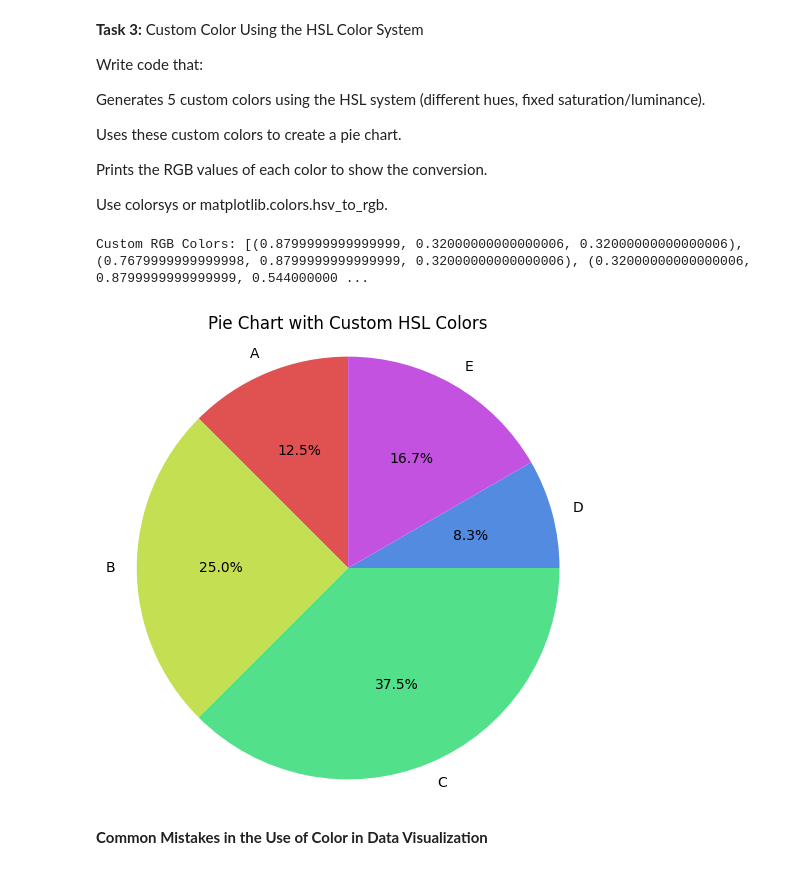
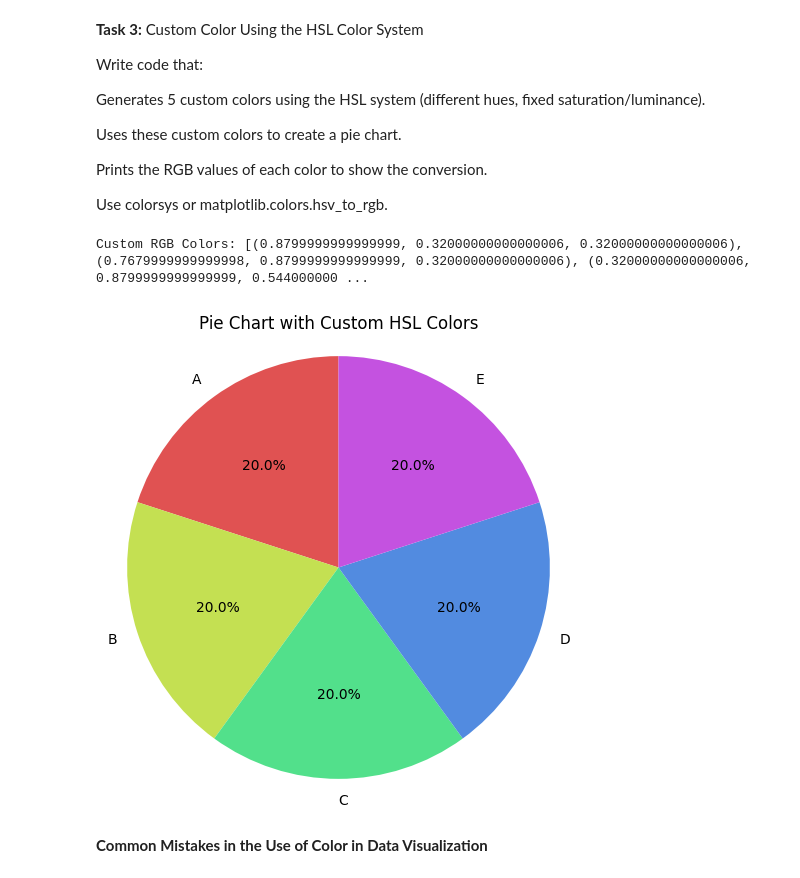
Before and after one commit to redjohnrosario-cpe/CPE-031-Visualization-and-Data-Analysis, a Jupyter notebook: Hands_On_Activity_7___Purposeful_Use_of_Color.ipynb, the cells around one changed output. Saved outputs shown, nothing was run; the diff lists cells and outputs as text; code cells hidden in the pictures.

```diff
--- a/Hands_On_Activity_7___Purposeful_Use_of_Color.ipynb
+++ b/Hands_On_Activity_7___Purposeful_Use_of_Color.ipynb
@@ -445,36 +445,36 @@ Use colorsys or matplotlib.colors.hsv_to_rgb.
 # %%
 #Code here
 import matplotlib.pyplot as plt
 import colorsys
 import numpy as np
 
 # Function to convert HSL to RGB (Matplotlib uses RGB)
 def hsl_to_rgb(h, s, l):
     return colorsys.hls_to_rgb(h, l, s)
 
 # Generate 5 custom colors using HSL
 # Varying hue while keeping saturation and luminance fixed
-hsl_colors = [(i/5, 0.7, 0.6) for i in range(5)] # 5 hues, fixed saturation and luminance
+hsl_colors = [(i/5, 0.7, 0.6) for i in range(5)]
 
 # Convert HSL to RGB
 rgb_colors = [hsl_to_rgb(h, s, l) for h, s, l in hsl_colors]
 
 # Print the RGB values
 print("Custom RGB Colors:", rgb_colors)
 
 # Sample data for the pie chart
 labels = ['A', 'B', 'C', 'D', 'E']
-sizes = [15, 30, 45, 10, 20]
+sizes = [20, 20, 20, 20, 20]
 
 # Create a pie chart using the custom colors
 plt.figure(figsize=(6, 6))
 plt.pie(sizes, labels=labels, colors=rgb_colors, autopct='%1.1f%%', startangle=90)
 plt.title("Pie Chart with Custom HSL Colors")
-plt.axis('equal')  # Equal aspect ratio ensures that pie is drawn as a circle.
+plt.axis('equal')
 plt.show()
 # %% [output]
 Custom RGB Colors: [(0.8799999999999999, 0.32000000000000006, 0.32000000000000006), (0.7679999999999998, 0.8799999999999999, 0.32000000000000006), (0.32000000000000006, 0.8799999999999999, 0.544000000 ...
-[figure, old version]
+[figure, new version]
 # %% [markdown]
 **Common Mistakes in the Use of Color in Data
 Visualization**
```
Also changed, not shown: parts of 4 cells of this notebook.
